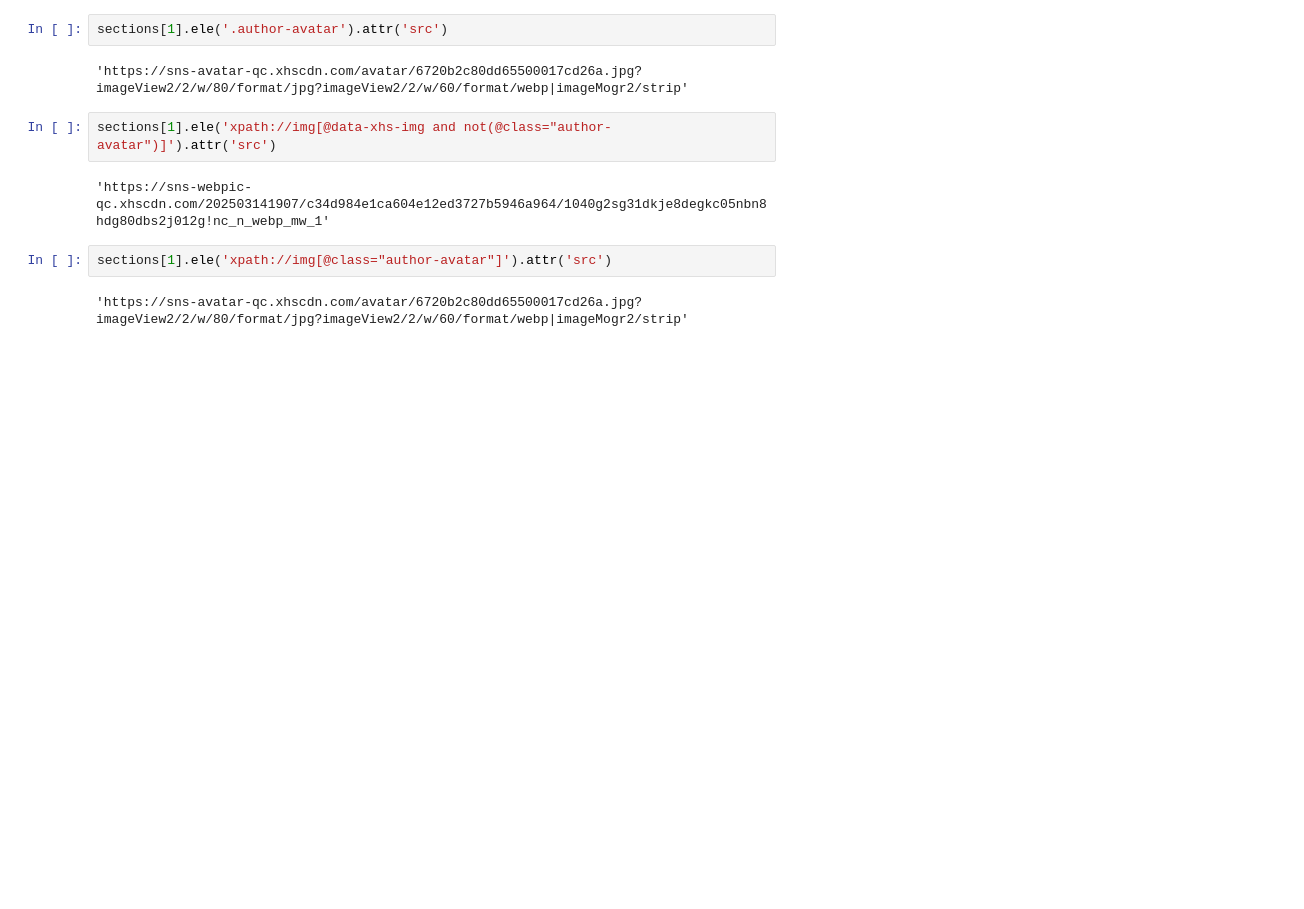
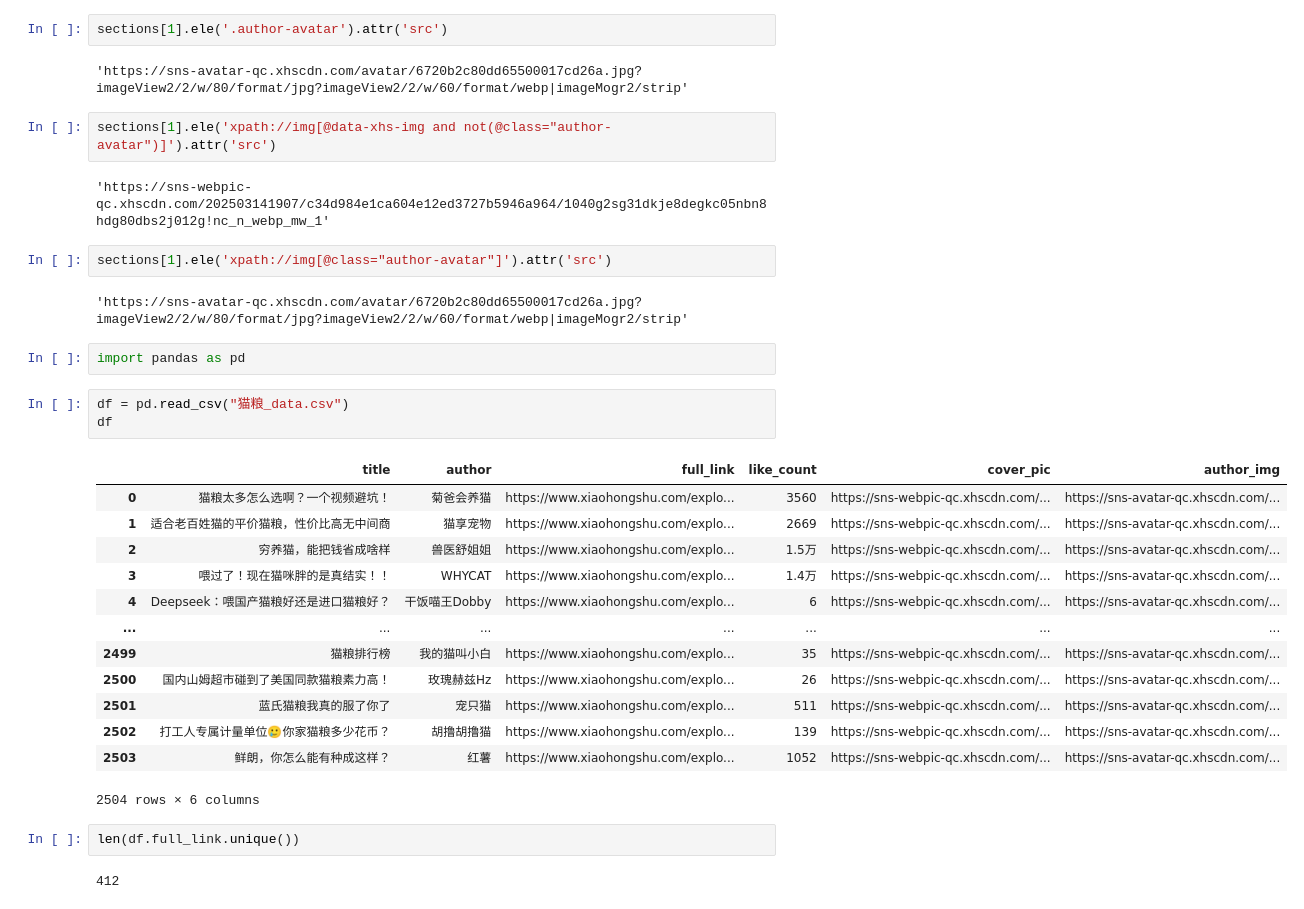
Before and after one commit to Qualia0503/ML_Review, a Jupyter notebook: xiaohongshu_crawl/XHS.ipynb, the cells around one changed output. Drawn from its saved outputs; the diff is of its cells as text; blank space fills up the shorter version.

```diff
--- a/xiaohongshu_crawl/XHS.ipynb
+++ b/xiaohongshu_crawl/XHS.ipynb
@@ -62,3 +62,26 @@ sections[1].ele('xpath://img[@data-xhs-img and not(@class="author-avatar")]').at
 sections[1].ele('xpath://img[@class="author-avatar"]').attr('src')
 # %% [output]
 'https://sns-avatar-qc.xhscdn.com/avatar/6720b2c80dd65500017cd26a.jpg?imageView2/2/w/80/format/jpg?imageView2/2/w/60/format/webp|imageMogr2/strip'
+# %%
+import pandas as pd
+# %%
+df = pd.read_csv("猫粮_data.csv")
+df
+# %% [output]
+|  | title | author | full_link | like_count | cover_pic | author_img |
+| 0 | 猫粮太多怎么选啊？一个视频避坑！ | 菊爸会养猫 | https://www.xiaohongshu.com/explo... | 3560 | https://sns-webpic-qc.xhscdn.com/... | https://sns-avatar-qc.xhscdn.com/... |
+| 1 | 适合老百姓猫的平价猫粮，性价比高无中间商 | 猫享宠物 | https://www.xiaohongshu.com/explo... | 2669 | https://sns-webpic-qc.xhscdn.com/... | https://sns-avatar-qc.xhscdn.com/... |
+| 2 | 穷养猫，能把钱省成啥样 | 兽医舒姐姐 | https://www.xiaohongshu.com/explo... | 1.5万 | https://sns-webpic-qc.xhscdn.com/... | https://sns-avatar-qc.xhscdn.com/... |
+| 3 | 喂过了！现在猫咪胖的是真结实！！ | WHYCAT | https://www.xiaohongshu.com/explo... | 1.4万 | https://sns-webpic-qc.xhscdn.com/... | https://sns-avatar-qc.xhscdn.com/... |
+| 4 | Deepseek：喂国产猫粮好还是进口猫粮好？ | 干饭喵王Dobby | https://www.xiaohongshu.com/explo... | 6 | https://sns-webpic-qc.xhscdn.com/... | https://sns-avatar-qc.xhscdn.com/... |
+| ... | ... | ... | ... | ... | ... | ... |
+| 2499 | 猫粮排行榜 | 我的猫叫小白 | https://www.xiaohongshu.com/explo... | 35 | https://sns-webpic-qc.xhscdn.com/... | https://sns-avatar-qc.xhscdn.com/... |
+| 2500 | 国内山姆超市碰到了美国同款猫粮素力高！ | 玫瑰赫兹Hz | https://www.xiaohongshu.com/explo... | 26 | https://sns-webpic-qc.xhscdn.com/... | https://sns-avatar-qc.xhscdn.com/... |
+| 2501 | 蓝氏猫粮我真的服了你了 | 宠只猫 | https://www.xiaohongshu.com/explo... | 511 | https://sns-webpic-qc.xhscdn.com/... | https://sns-avatar-qc.xhscdn.com/... |
+| 2502 | 打工人专属计量单位🥲你家猫粮多少花币？ | 胡撸胡撸猫 | https://www.xiaohongshu.com/explo... | 139 | https://sns-webpic-qc.xhscdn.com/... | https://sns-avatar-qc.xhscdn.com/... |
+| 2503 | 鲜朗，你怎么能有种成这样？ | 红薯 | https://www.xiaohongshu.com/explo... | 1052 | https://sns-webpic-qc.xhscdn.com/... | https://sns-avatar-qc.xhscdn.com/... |
+2504 rows × 6 columns
+# %%
+len(df.full_link.unique())
+# %% [output]
+412
```
Also changed, not shown: parts of 1 cell of this notebook, 4 other files.
